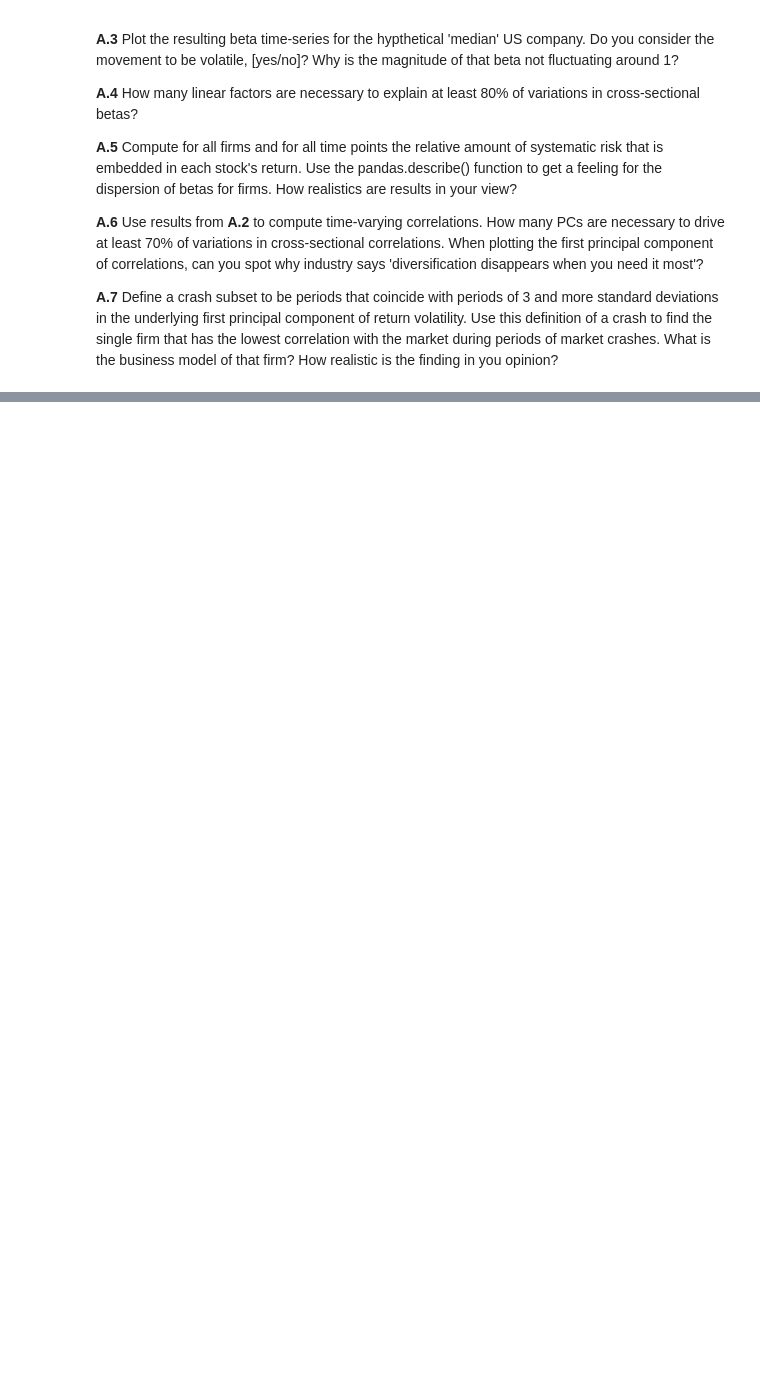
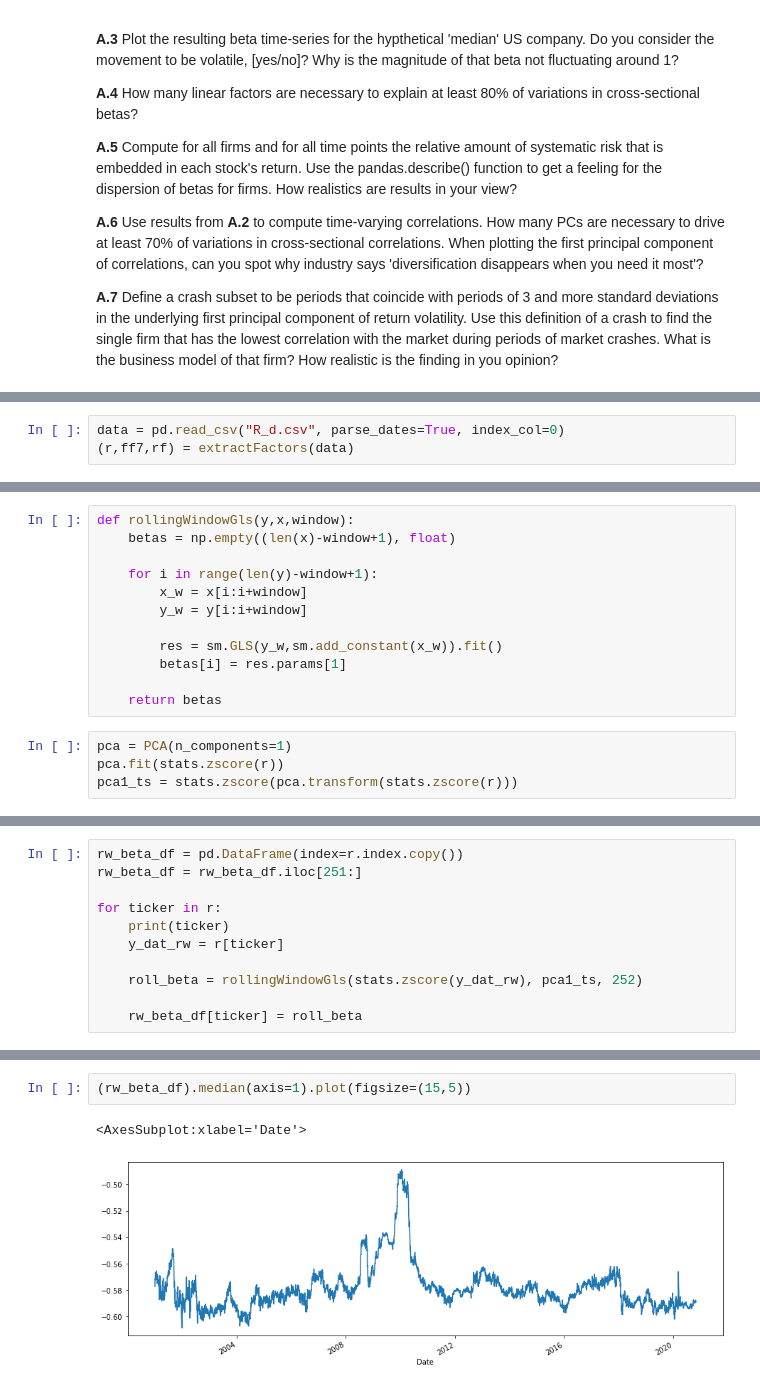
Before and after one commit to Alex-Vasilache/CRAM_WS20, a Jupyter notebook: Nr_8_TimeVaryingCorrelationRisk/Task_TimeVarying_Beta_QuadraticFactorModel.ipynb, the cells around one changed output, grey strips where cells are left out. Saved outputs shown, nothing was run; the diff lists cells and outputs as text; blank space fills up the shorter version.

```diff
--- a/Nr_8_TimeVaryingCorrelationRisk/Task_TimeVarying_Beta_QuadraticFactorModel.ipynb
+++ b/Nr_8_TimeVaryingCorrelationRisk/Task_TimeVarying_Beta_QuadraticFactorModel.ipynb
@@ -97,0 +113,3 @@ $$
+# %%
+data = pd.read_csv("R_d.csv", parse_dates=True, index_col=0)
+(r,ff7,rf) = extractFactors(data)
@@ -97,0 +132,16 @@ $$
+# %%
+def rollingWindowGls(y,x,window):
+    betas = np.empty((len(x)-window+1), float)
+
+    for i in range(len(y)-window+1):
+        x_w = x[i:i+window]
+        y_w = y[i:i+window]
+
+        res = sm.GLS(y_w,sm.add_constant(x_w)).fit()
+        betas[i] = res.params[1]
+
+    return betas
+# %%
+pca = PCA(n_components=1)
+pca.fit(stats.zscore(r))
+pca1_ts = stats.zscore(pca.transform(stats.zscore(r)))
@@ -97,0 +150,11 @@ $$
+# %%
+rw_beta_df = pd.DataFrame(index=r.index.copy())
+rw_beta_df = rw_beta_df.iloc[251:]
+
+for ticker in r:
+    print(ticker)
+    y_dat_rw = r[ticker]
+
+    roll_beta = rollingWindowGls(stats.zscore(y_dat_rw), pca1_ts, 252)
+
+    rw_beta_df[ticker] = roll_beta
@@ -97,0 +179,5 @@ $$
+# %%
+(rw_beta_df).median(axis=1).plot(figsize=(15,5))
+# %% [output]
+<AxesSubplot:xlabel='Date'>
+[figure, added]
```
Also changed, not shown: parts of 12 cells of this notebook, 39 other files.
